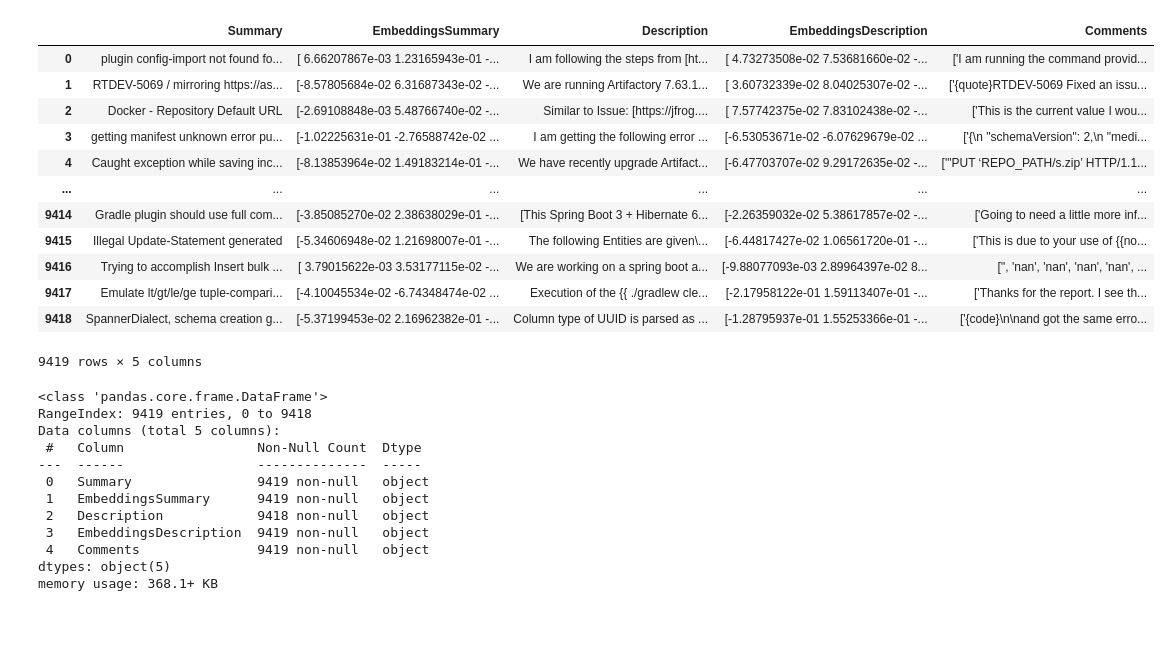
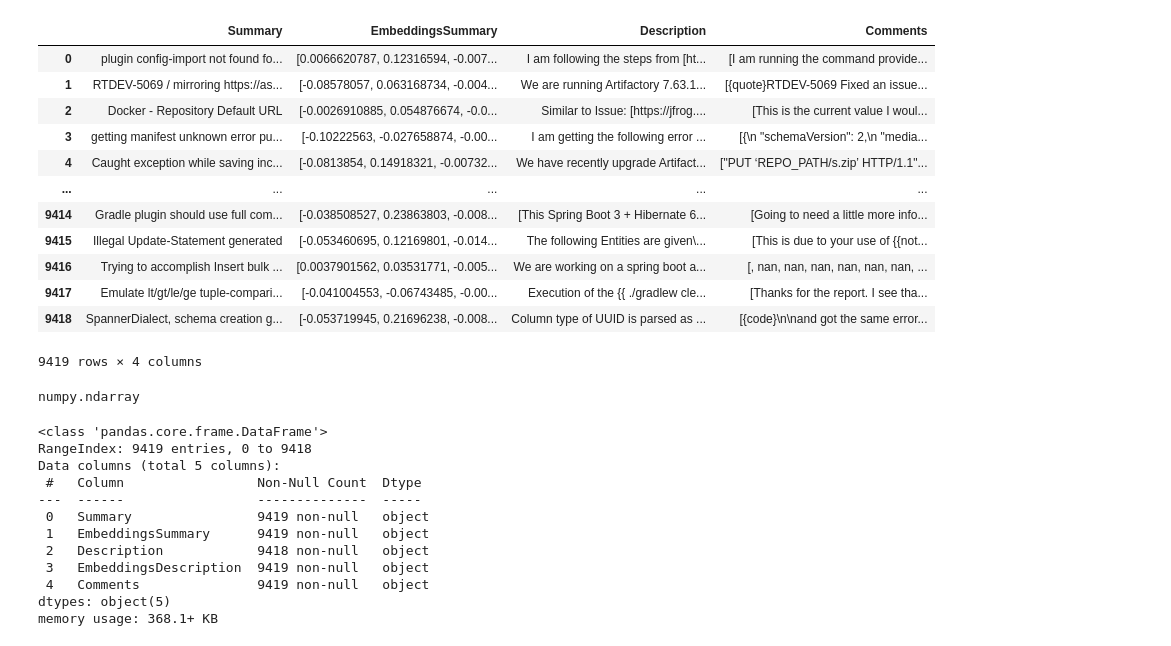
Before and after one commit to laabidihamza/NLP-powered-recommender-for-resolving-similar-JIRA-anomalie, a Jupyter notebook: WebApp/test.ipynb, the cells around one changed output. Cells and saved outputs as stored; diff of their text form; code cells hidden in the pictures.

Commit message:
done with similarity

```diff
--- a/WebApp/test.ipynb
+++ b/WebApp/test.ipynb
@@ -1,22 +1,26 @@
 # %%
 import pandas as pd
 
-data = pd.read_csv('df_for_WebApp.csv')
+data = pd.read_pickle('df_for_WebApp.pkl')
 data
 # %% [output]
-|  | Summary | EmbeddingsSummary | Description | EmbeddingsDescription | Comments |
-| 0 | plugin config-import not found fo... | [ 6.66207867e-03 1.23165943e-01 -... | I am following the steps from [ht... | [ 4.73273508e-02 7.53681660e-02 -... | ['I am running the command provid... |
-| 1 | RTDEV-5069 / mirroring https://as... | [-8.57805684e-02 6.31687343e-02 -... | We are running Artifactory 7.63.1... | [ 3.60732339e-02 8.04025307e-02 -... | ['{quote}RTDEV-5069 Fixed an issu... |
-| 2 | Docker - Repository Default URL | [-2.69108848e-03 5.48766740e-02 -... | Similar to Issue: [https://jfrog.... | [ 7.57742375e-02 7.83102438e-02 -... | ['This is the current value I wou... |
-| 3 | getting manifest unknown error pu... | [-1.02225631e-01 -2.76588742e-02 ... | I am getting the following error ... | [-6.53053671e-02 -6.07629679e-02 ... | ['{\n "schemaVersion": 2,\n "medi... |
-| 4 | Caught exception while saving inc... | [-8.13853964e-02 1.49183214e-01 -... | We have recently upgrade Artifact... | [-6.47703707e-02 9.29172635e-02 -... | ['"PUT ‘REPO_PATH/s.zip’ HTTP/1.1... |
-| ... | ... | ... | ... | ... | ... |
-| 9414 | Gradle plugin should use full com... | [-3.85085270e-02 2.38638029e-01 -... | [This Spring Boot 3 + Hibernate 6... | [-2.26359032e-02 5.38617857e-02 -... | ['Going to need a little more inf... |
-| 9415 | Illegal Update-Statement generated | [-5.34606948e-02 1.21698007e-01 -... | The following Entities are given\... | [-6.44817427e-02 1.06561720e-01 -... | ['This is due to your use of {{no... |
-| 9416 | Trying to accomplish Insert bulk ... | [ 3.79015622e-03 3.53177115e-02 -... | We are working on a spring boot a... | [-9.88077093e-03 2.89964397e-02 8... | ['', 'nan', 'nan', 'nan', 'nan', ... |
-| 9417 | Emulate lt/gt/le/ge tuple-compari... | [-4.10045534e-02 -6.74348474e-02 ... | Execution of the {{ ./gradlew cle... | [-2.17958122e-01 1.59113407e-01 -... | ['Thanks for the report. I see th... |
-| 9418 | SpannerDialect, schema creation g... | [-5.37199453e-02 2.16962382e-01 -... | Column type of UUID is parsed as ... | [-1.28795937e-01 1.55253366e-01 -... | ['{code}\n\nand got the same erro... |
+|  | Summary | EmbeddingsSummary | Description | Comments |
+| 0 | plugin config-import not found fo... | [0.0066620787, 0.12316594, -0.007... | I am following the steps from [ht... | [I am running the command provide... |
+| 1 | RTDEV-5069 / mirroring https://as... | [-0.08578057, 0.063168734, -0.004... | We are running Artifactory 7.63.1... | [{quote}RTDEV-5069 Fixed an issue... |
+| 2 | Docker - Repository Default URL | [-0.0026910885, 0.054876674, -0.0... | Similar to Issue: [https://jfrog.... | [This is the current value I woul... |
+| 3 | getting manifest unknown error pu... | [-0.10222563, -0.027658874, -0.00... | I am getting the following error ... | [{\n "schemaVersion": 2,\n "media... |
+| 4 | Caught exception while saving inc... | [-0.0813854, 0.14918321, -0.00732... | We have recently upgrade Artifact... | ["PUT ‘REPO_PATH/s.zip’ HTTP/1.1"... |
+| ... | ... | ... | ... | ... |
+| 9414 | Gradle plugin should use full com... | [-0.038508527, 0.23863803, -0.008... | [This Spring Boot 3 + Hibernate 6... | [Going to need a little more info... |
+| 9415 | Illegal Update-Statement generated | [-0.053460695, 0.12169801, -0.014... | The following Entities are given\... | [This is due to your use of {{not... |
+| 9416 | Trying to accomplish Insert bulk ... | [0.0037901562, 0.03531771, -0.005... | We are working on a spring boot a... | [, nan, nan, nan, nan, nan, nan, ... |
+| 9417 | Emulate lt/gt/le/ge tuple-compari... | [-0.041004553, -0.06743485, -0.00... | Execution of the {{ ./gradlew cle... | [Thanks for the report. I see tha... |
+| 9418 | SpannerDialect, schema creation g... | [-0.053719945, 0.21696238, -0.008... | Column type of UUID is parsed as ... | [{code}\n\nand got the same error... |
-9419 rows × 5 columns
+9419 rows × 4 columns
+# %%
+type(data['EmbeddingsSummary'][0])
+# %% [output]
+numpy.ndarray
 # %%
 from sentence_transformers import SentenceTransformer, util
 from sklearn.metrics.pairwise import cosine_similarity
```
Also changed, not shown: parts of 1 cell of this notebook, 5 other files.
